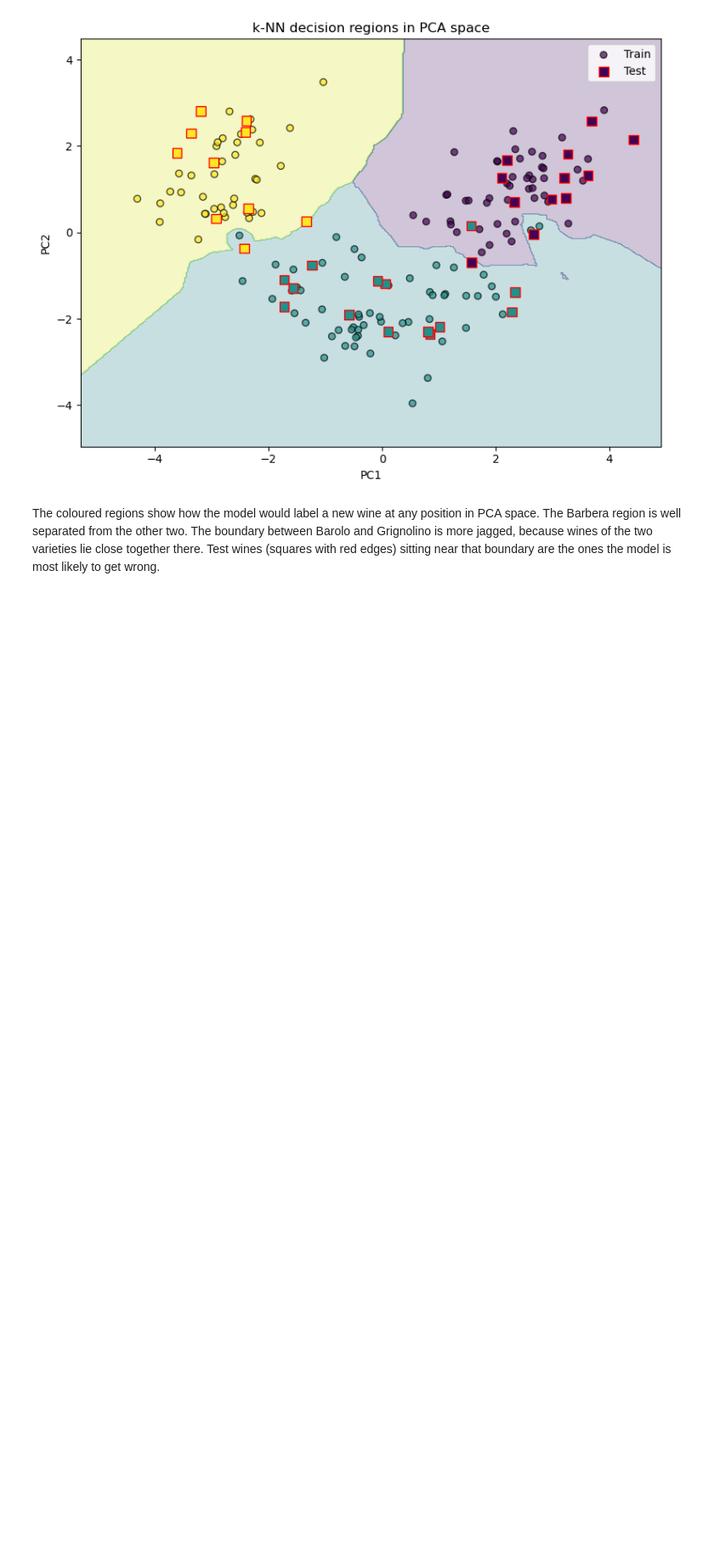
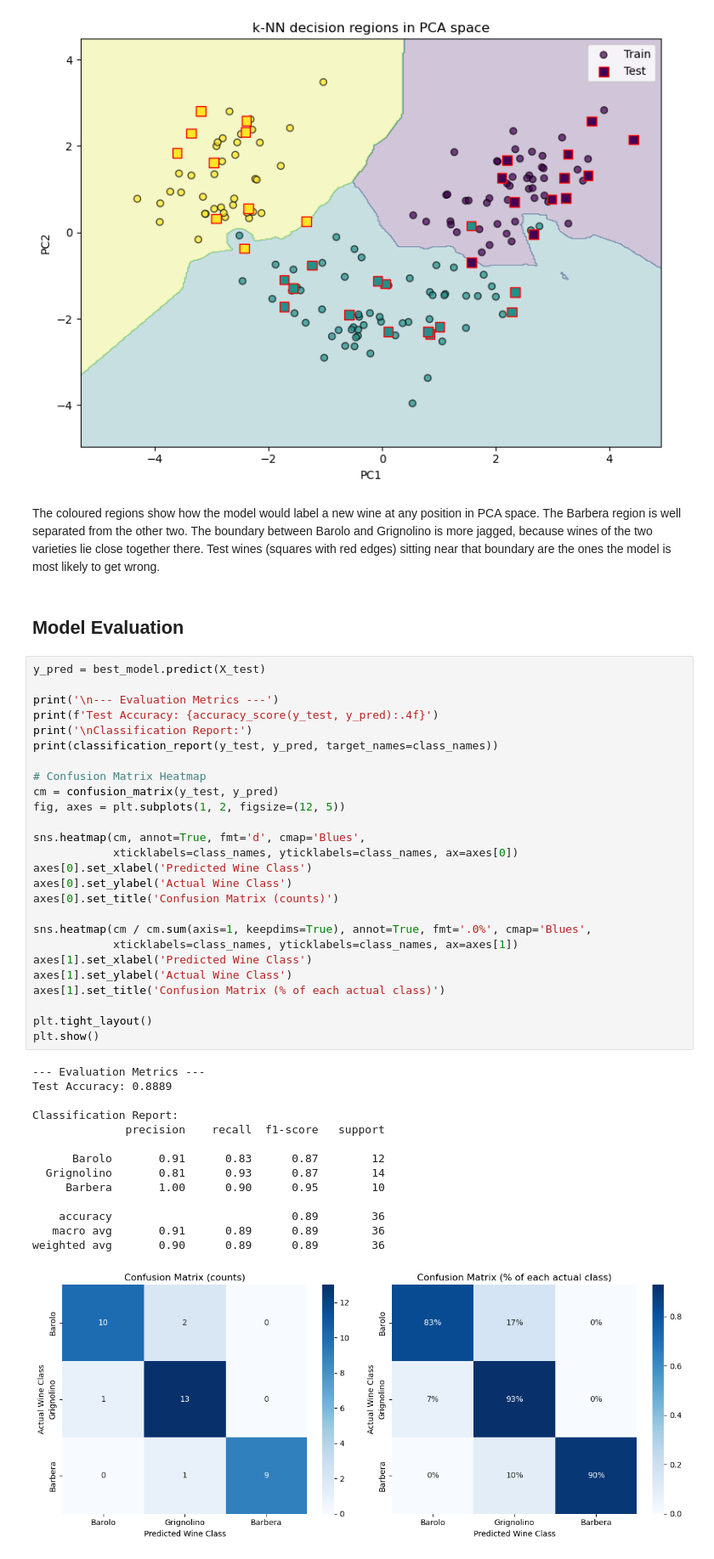
Before and after one commit to mutahidariusdm-dev/wine-classification, a Jupyter notebook: Wine Classification.ipynb, the cells around one changed output. Shown at 85% size. Drawn from its saved outputs; the diff is of its cells as text; blank space fills up the shorter version.

```diff
--- a/Wine Classification.ipynb
+++ b/Wine Classification.ipynb
@@ -556,3 +556,46 @@ else:
 [figure]
 # %% [markdown]
 The coloured regions show how the model would label a new wine at any position in PCA space. The Barbera region is well separated from the other two. The boundary between Barolo and Grignolino is more jagged, because wines of the two varieties lie close together there. Test wines (squares with red edges) sitting near that boundary are the ones the model is most likely to get wrong.
+# %% [markdown]
+## Model Evaluation
+# %%
+y_pred = best_model.predict(X_test)
+
+print('\n--- Evaluation Metrics ---')
+print(f'Test Accuracy: {accuracy_score(y_test, y_pred):.4f}')
+print('\nClassification Report:')
+print(classification_report(y_test, y_pred, target_names=class_names))
+
+# Confusion Matrix Heatmap
+cm = confusion_matrix(y_test, y_pred)
+fig, axes = plt.subplots(1, 2, figsize=(12, 5))
+
+sns.heatmap(cm, annot=True, fmt='d', cmap='Blues',
+            xticklabels=class_names, yticklabels=class_names, ax=axes[0])
+axes[0].set_xlabel('Predicted Wine Class')
+axes[0].set_ylabel('Actual Wine Class')
+axes[0].set_title('Confusion Matrix (counts)')
+
+sns.heatmap(cm / cm.sum(axis=1, keepdims=True), annot=True, fmt='.0%', cmap='Blues',
+            xticklabels=class_names, yticklabels=class_names, ax=axes[1])
+axes[1].set_xlabel('Predicted Wine Class')
+axes[1].set_ylabel('Actual Wine Class')
+axes[1].set_title('Confusion Matrix (% of each actual class)')
+
+plt.tight_layout()
+plt.show()
+# %% [output]
+--- Evaluation Metrics ---
+Test Accuracy: 0.8889
+
+Classification Report:
+              precision    recall  f1-score   support
+
+      Barolo       0.91      0.83      0.87        12
+  Grignolino       0.81      0.93      0.87        14
+     Barbera       1.00      0.90      0.95        10
+
+    accuracy                           0.89        36
+   macro avg       0.91      0.89      0.89        36
+weighted avg       0.90      0.89      0.89        36
+[figure, added]
```
Also changed, not shown: parts of 3 cells of this notebook, 1 other file.
